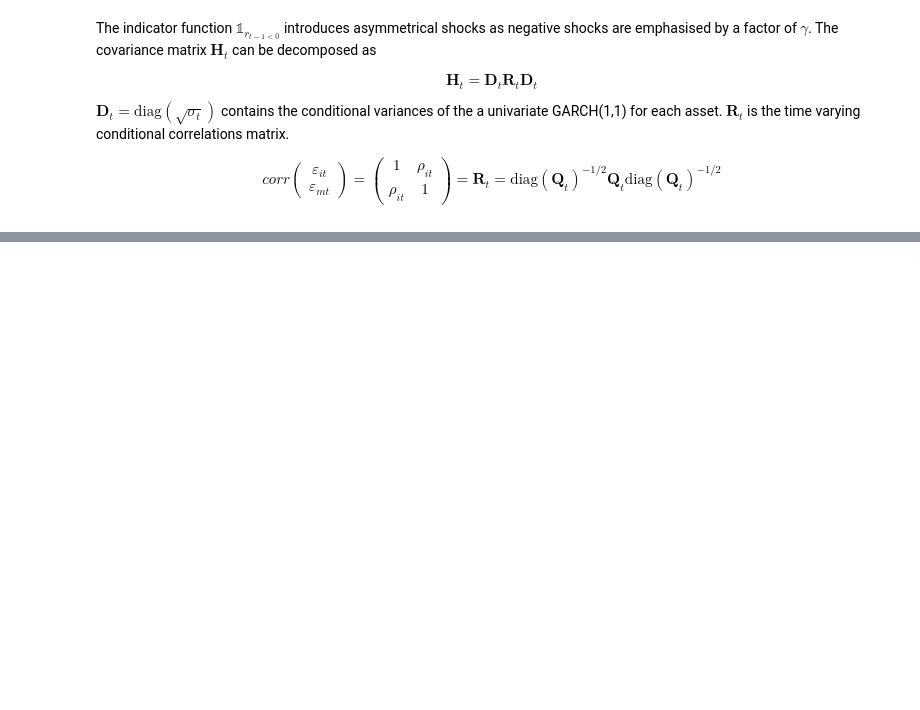
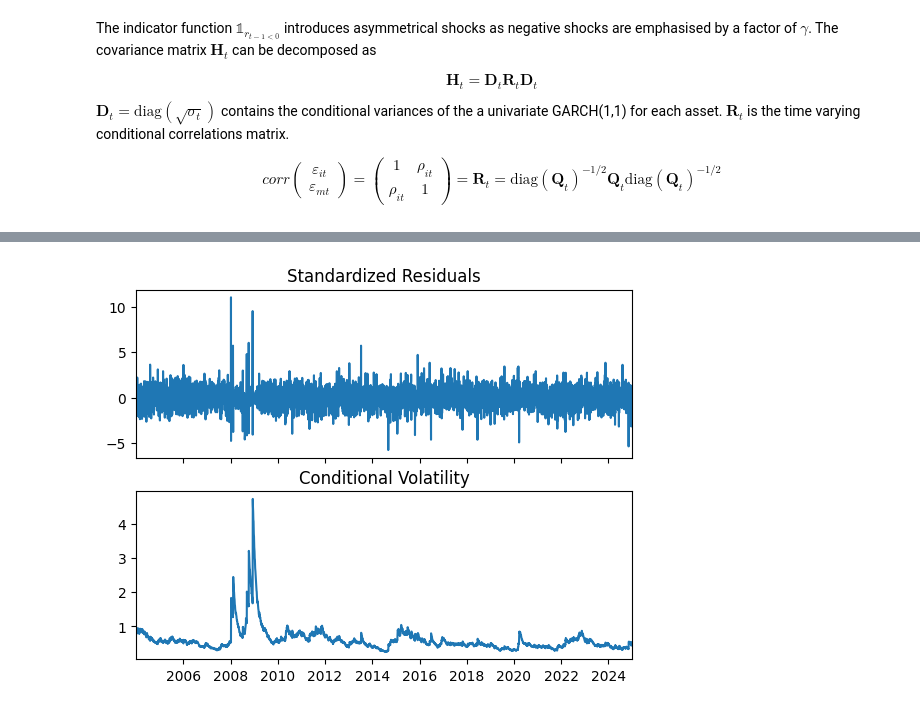
Before and after one commit to SboneloMdluli/Financial-Engineering-Forum-Posts, a Jupyter notebook: systematic_risk.ipynb, the cells around one changed output, grey strips where cells are left out. Saved outputs shown, nothing was run; the diff lists cells and outputs as text; code cells hidden in the pictures; blank space fills up the shorter version.

```diff
--- a/systematic_risk.ipynb
+++ b/systematic_risk.ipynb
@@ -98,0 +110,3 @@ Q_t = \left( 1-\alpha-\beta \right)S+\alpha\left( \varepsilon_{t-1} \varepsilon_
+# %%
+eu_usd = yf.download("EURUSD=X",start="2004-01-01",end="2025-01-01")
+yn_usd = yf.download("JPY=X",start="2004-01-01",end="2025-01-01")
@@ -98,0 +116,4 @@ Q_t = \left( 1-\alpha-\beta \right)S+\alpha\left( \varepsilon_{t-1} \varepsilon_
+# %%
+# log returns
+eu_returns = 100*np.log(eu_usd['Close']/eu_usd['Close'].shift(1)).dropna()
+yn_returns = 100*np.log(yn_usd['Close']/yn_usd['Close'].shift(1)).dropna()
@@ -98,0 +122,6 @@ Q_t = \left( 1-\alpha-\beta \right)S+\alpha\left( \varepsilon_{t-1} \varepsilon_
+# %%
+eu_volatility_model = arch_model(eu_returns,vol="GARCH",p=1,o=1,q=1)
+eu_volatility = eu_volatility_model.fit(update_freq=5,disp="off")
+
+yn_volatility_model = arch_model(yn_returns,vol="GARCH",p=1,o=1,q=1)
+yn_volatility = yn_volatility_model.fit(update_freq=5,disp="off")
@@ -98,0 +168,4 @@ Q_t = \left( 1-\alpha-\beta \right)S+\alpha\left( \varepsilon_{t-1} \varepsilon_
+# %%
+fig = eu_volatility.plot()
+# %% [output]
+[figure, added]
```
Also changed, not shown: parts of 20 cells of this notebook.
